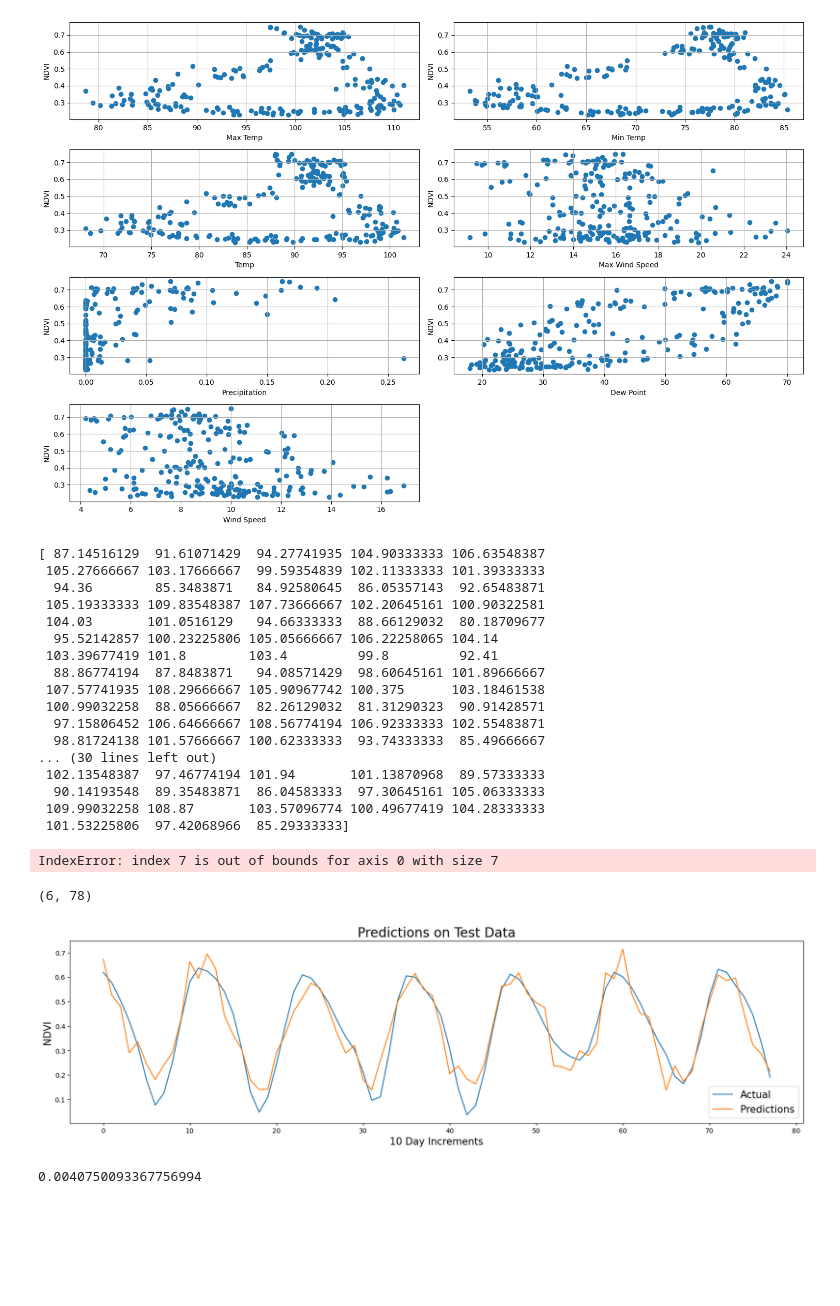
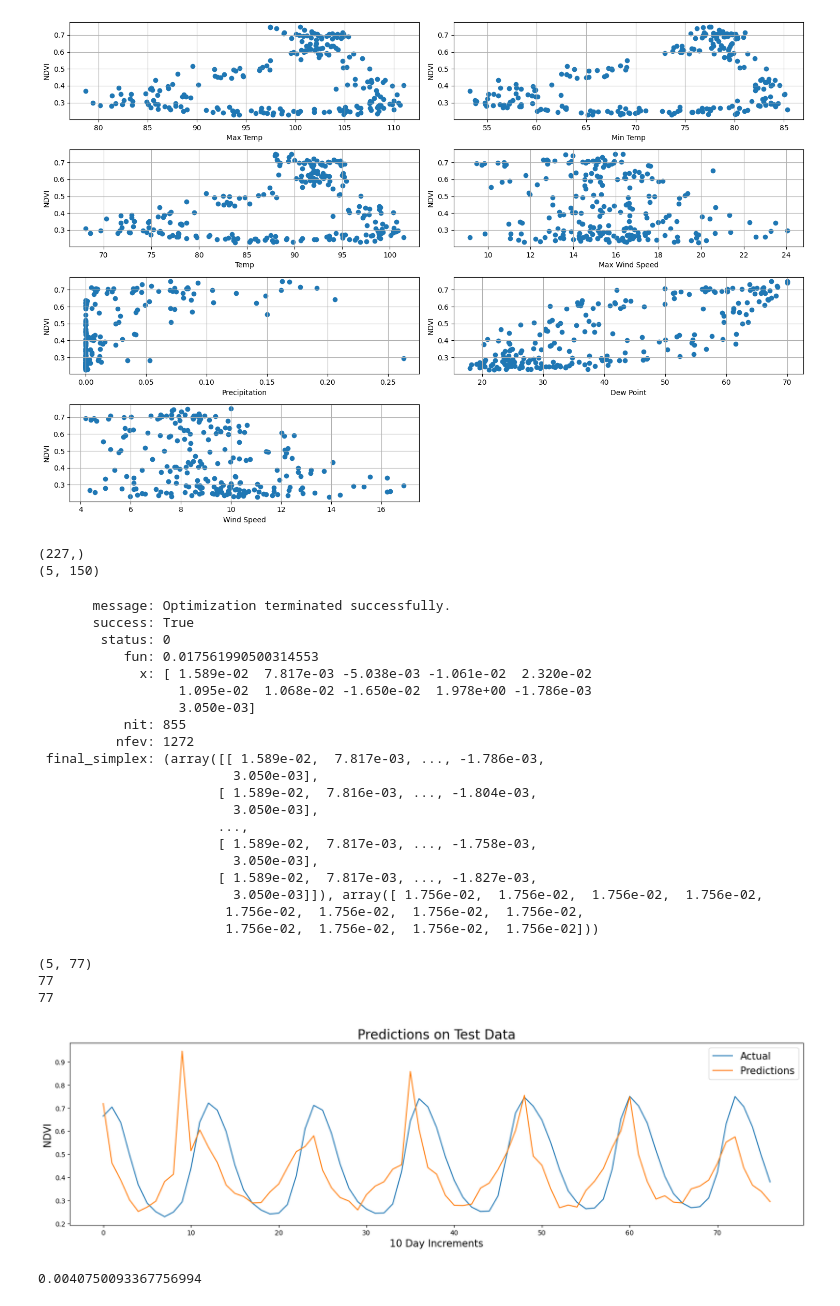
Before and after one commit to oescoba2/Vol3_WinterProject, a Jupyter notebook: Dallin's now useless code and files/Chad/correlations.ipynb, the cells around one changed output. Cells and saved outputs as stored; diff of their text form; code cells hidden in the pictures; blank space fills up the shorter version.

```diff
--- a/Dallin's now useless code and files/Chad/correlations.ipynb
+++ b/Dallin's now useless code and files/Chad/correlations.ipynb
@@ -369,44 +369,56 @@ class GreenModel():
         return predictions
 # %%
 gm = GreenModel(lmda=0)
-print(weather[0])
-features = weather[[0, 1, 2, 4, 6, 7]]
-train_features = features[:, :150]
-test_features = features[:, 150:]
-gm.fit(features, y)
+features = weather[[0, 1, 2, 4, 6]]
+train_features = features[:, :151]
+test_features = features[:, 151:]
+train_features = np.array([np.delete(train_features[i], 61) for i in range(len(train_features))])
+y = np.delete(y, 61)
+print(np.shape(y))
+print(np.shape(train_features))
+gm.fit(train_features, y[:150])
 # %% [output]
-[ 87.14516129  91.61071429  94.27741935 104.90333333 106.63548387
- 105.27666667 103.17666667  99.59354839 102.11333333 101.39333333
-  94.36        85.3483871   84.92580645  86.05357143  92.65483871
- 105.19333333 109.83548387 107.73666667 102.20645161 100.90322581
- 104.03       101.0516129   94.66333333  88.66129032  80.18709677
-  95.52142857 100.23225806 105.05666667 106.22258065 104.14
- 103.39677419 101.8        103.4         99.8         92.41
-  88.86774194  87.8483871   94.08571429  98.60645161 101.89666667
- 107.57741935 108.29666667 105.90967742 100.375      103.18461538
- 100.99032258  88.05666667  82.26129032  81.31290323  90.91428571
-  97.15806452 106.64666667 108.56774194 106.92333333 102.55483871
-  98.81724138 101.57666667 100.62333333  93.74333333  85.49666667
-... (30 lines left out)
- 102.13548387  97.46774194 101.94       101.13870968  89.57333333
-  90.14193548  89.35483871  86.04583333  97.30645161 105.06333333
- 109.99032258 108.87       103.57096774 100.49677419 104.28333333
- 101.53225806  97.42068966  85.29333333]
+(227,)
+(5, 150)
-IndexError: index 7 is out of bounds for axis 0 with size 7
+       message: Optimization terminated successfully.
+       success: True
+        status: 0
+           fun: 0.017561990500314553
+             x: [ 1.589e-02  7.817e-03 -5.038e-03 -1.061e-02  2.320e-02
+                  1.095e-02  1.068e-02 -1.650e-02  1.978e+00 -1.786e-03
+                  3.050e-03]
+           nit: 855
+          nfev: 1272
+ final_simplex: (array([[ 1.589e-02,  7.817e-03, ..., -1.786e-03,
+                         3.050e-03],
+                       [ 1.589e-02,  7.816e-03, ..., -1.804e-03,
+                         3.050e-03],
+                       ...,
+                       [ 1.589e-02,  7.817e-03, ..., -1.758e-03,
+                         3.050e-03],
+                       [ 1.589e-02,  7.817e-03, ..., -1.827e-03,
+                         3.050e-03]]), array([ 1.756e-02,  1.756e-02,  1.756e-02,  1.756e-02,
+                        1.756e-02,  1.756e-02,  1.756e-02,  1.756e-02,
+                        1.756e-02,  1.756e-02,  1.756e-02,  1.756e-02]))
 # %%
 prediction = gm.predict(test_features)
 plt.figure(figsize=(20, 5))
+num = 150 + len(test_features)
+print(len(prediction))
+print(len(y[150:]))
 plt.plot(np.arange(len(prediction)), y[150:], label = "Actual")
 plt.plot(np.arange(len(prediction)), prediction, label = "Predictions")
 plt.title("Predictions on Test Data",fontsize=20)
 plt.ylabel("NDVI", fontsize=15)
 plt.xlabel("10 Day Increments", fontsize=15)
 plt.legend(fontsize=15)
 plt.savefig("TestPredict_Ukraine.pdf", dpi=300, bbox_inches="tight")
 plt.show()
 # %% [output]
-(6, 78)
+(5, 77)
+77
+77
-[figure, old version]
+[figure, new version]
 # %%
 
 from sklearn.metrics import mean_squared_error
```
Also changed, not shown: parts of 9 cells of this notebook, 2 other files.
